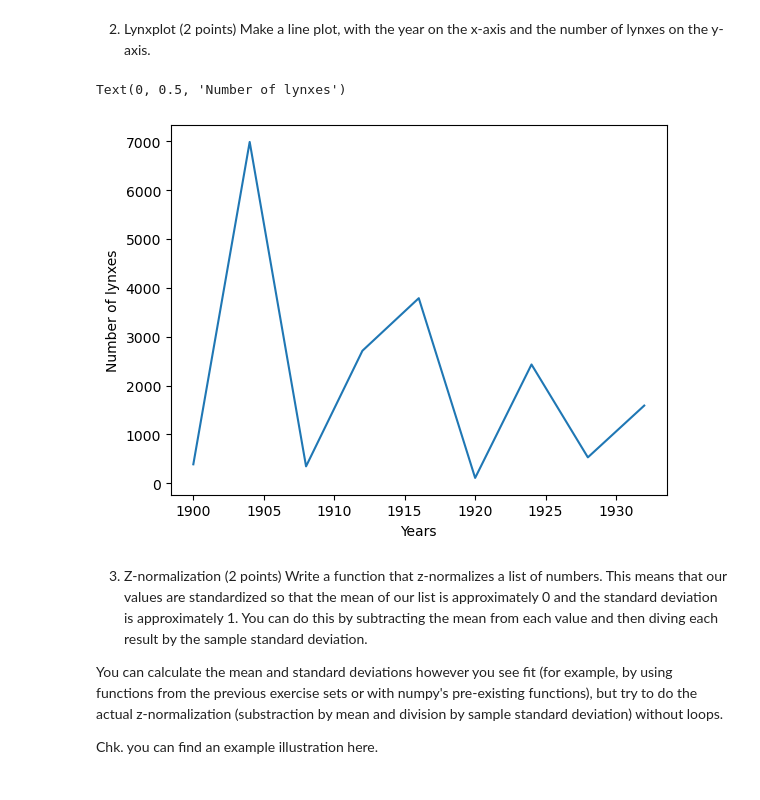
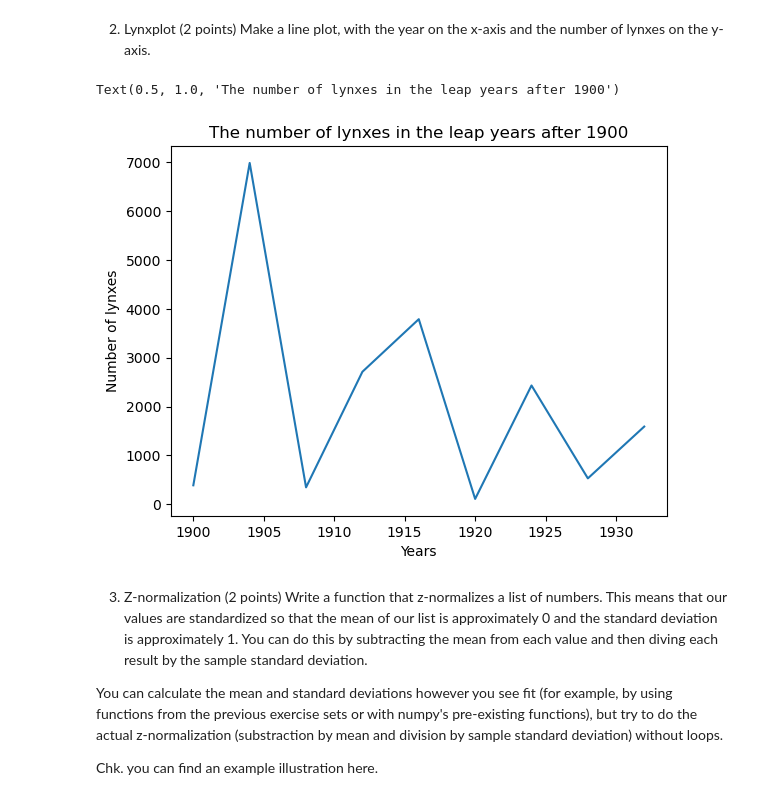
Before and after one commit to rg450318262/2023_courses, a Jupyter notebook: Python/Coursework4.ipynb, the cells around one changed output. Saved outputs shown, nothing was run; the diff lists cells and outputs as text; code cells hidden in the pictures.

```diff
--- a/Python/Coursework4.ipynb
+++ b/Python/Coursework4.ipynb
@@ -44,13 +26,16 @@ count_1900leap = lynx["lynxcount"][lynx_1900leap]
 Make a line plot, with the year on the x-axis and the number of lynxes on the y-axis.
 # %%
 import matplotlib.pyplot as plt
+font = {'family': 'serif',
+        'color':  'darkred',
+        'weight': 'normal'}
 plt.plot(year_1900leap, count_1900leap)
 plt.xlabel("Years")
 plt.ylabel("Number of lynxes")
 plt.title("The number of lynxes in the leap years after 1900")
 # %% [output]
-Text(0, 0.5, 'Number of lynxes')
+Text(0.5, 1.0, 'The number of lynxes in the leap years after 1900')
-[figure, old version]
+[figure, new version]
 # %% [markdown]
 3. Z-normalization (2 points)
 Write a function that z-normalizes a list of numbers. This means that our values are standardized so that the mean of our list is approximately 0 and the standard deviation is approximately 1.  You can do this by subtracting the mean from each value and then diving each result by the sample standard deviation.
```
Also changed, not shown: parts of 6 cells of this notebook, 1 other file.
